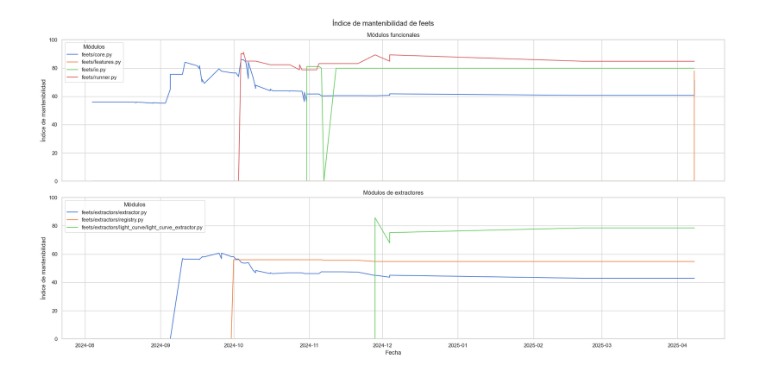
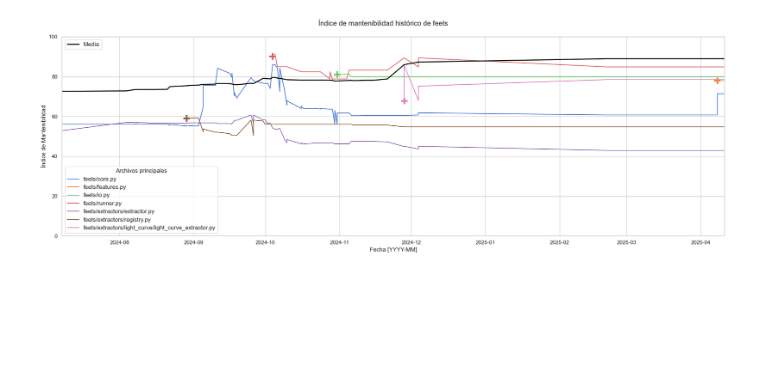
Before and after one commit to quatrope/feets, a Jupyter notebook: wilyapi.ipynb, the cells around one changed output. Saved outputs shown, nothing was run; the diff lists cells and outputs as text; code cells hidden in the pictures; blank space fills up the shorter version.

Commit message:
better mi graphs

```diff
--- a/wilyapi.ipynb
+++ b/wilyapi.ipynb
@@ -7,2 +11,0 @@ import matplotlib.pyplot as plt
-# %%
-FIRST_REVISION = '7e8a6fa   '
@@ -30,8 +30,10 @@ raw_df
 # %%
-df = raw_df.sort_index(level=1)
-
-first_revision_date = df.index[df.index.get_level_values(0) == FIRST_REVISION][0][1]
-df = df[df.index.get_level_values(1) >= first_revision_date]
-
-# df2 = df2.dropna()
-df = df.fillna(0)
+min_date = df_raw[df_raw["Revision"] == FIRST_REVISION]["Date"].values[0]
+df = df_raw[df_raw["Date"] >= min_date]
+df = df.replace(
+    {
+        "feets/extractors/core.py": "feets/extractors/extractor.py",
+        "feets/extractors/register.py": "feets/extractors/registry.py",
+    }
+)
+df = df.dropna()
@@ -43,57 +40,61 @@ def reshape_files_data(df, files):
 # %%
 sns.set(style="whitegrid", palette="muted")
 
 core_files = [
     "feets/core.py",
     "feets/features.py",
     "feets/io.py",
     "feets/runner.py",
-]
-core_df = reshape_files_data(df, core_files)
-
-extractor_files = [
     "feets/extractors/extractor.py",
     "feets/extractors/registry.py",
     "feets/extractors/light_curve/light_curve_extractor.py",
 ]
-extractor_df = reshape_files_data(df, extractor_files)
+df_core = df[df["File"].isin(core_files)]
+df_mean = df.groupby("Date")["Maintainability Index"].mean().reset_index()
 
-fig, axes = plt.subplots(2, 1, figsize=(20, 10), sharex=True)
-fig.suptitle("Índice de mantenibilidad de feets")
-
-g = sns.lineplot(
-    ax=axes[0],
-    x="Date",
-    y="Maintainability index",
-    hue="File",
-    data=core_df,
-    estimator=None,
-)
-
-axes[0].set_title("Módulos funcionales")
-axes[0].set_ylabel("Índice de mantenibilidad")
-axes[0].set_xlabel("Fecha")
-axes[0].set_ylim(0, 100)
-g.legend_.set_title("Módulos")
+fig, ax = plt.subplots(1, 1, figsize=(20, 7))
 
 
 g = sns.lineplot(
-    ax=axes[1],
+    ax=ax,
     x="Date",
-    y="Maintainability index",
+    y="Maintainability Index",
     hue="File",
-    data=extractor_df,
+    hue_order=core_files,
+    data=df_core,
     estimator=None,
+    style=df["File"].isin(df[df["Revision"] == FIRST_REVISION]["File"]),
+    dashes=False,
+    markers={True: ",", False: "P"},
+    markersize=15,
+    markevery=[0],
 )
 
-axes[1].set_title("Módulos de extractores")
-axes[1].set_ylabel("Índice de mantenibilidad")
-axes[1].set_xlabel("Fecha")
-axes[1].set_ylim(0, 100)
-g.legend_.set_title("Módulos")
+g = sns.lineplot(
+    ax=ax,
+    x="Date",
+    y="Maintainability Index",
+    data=df_mean,
+    estimator=None,
+    color="black",
+    label="Media",
+    linewidth=2,
+)
+
+fig.suptitle("Índice de mantenibilidad histórico de feets")
+
+ax.set_ylabel("Índice de Mantenibilidad")
+ax.set_xlabel("Fecha [YYYY-MM]")
+ax.set_ylim(0, 100)
+ax.set_xlim(df["Date"].min(), df["Date"].max())
+
+h, l = ax.get_legend_handles_labels()
+l1 = ax.legend(h[:-3], l[:-3], loc="lower left", fontsize=12, title="Archivos principales")
+l2 = ax.legend(h[-1:], l[-1:], loc="upper left", fontsize=12)
+ax.add_artist(l1)
 
 fig.tight_layout()
 fig.show()
-fig.savefig("feets_MI.pdf", dpi=300)
+fig.savefig("MI_feets.pdf", dpi=300)
 # %% [output]
-[figure, old version]
+[figure, new version]
```
Also changed, not shown: parts of 5 cells of this notebook, 1 other file.
